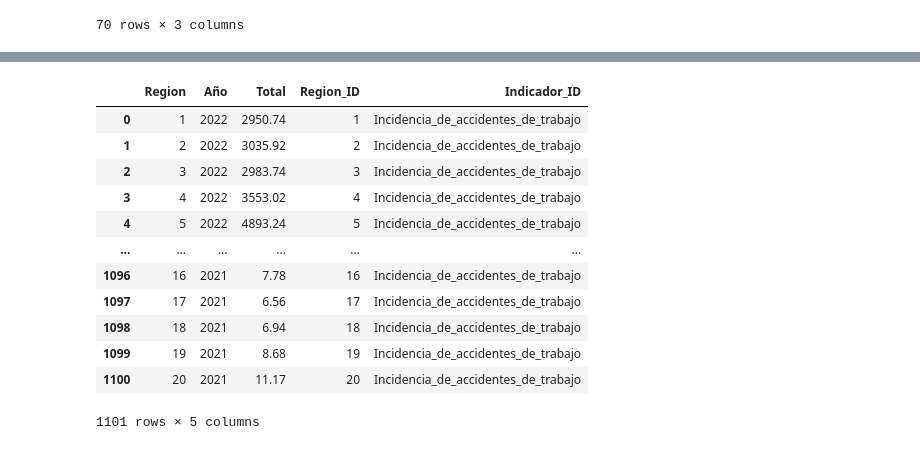
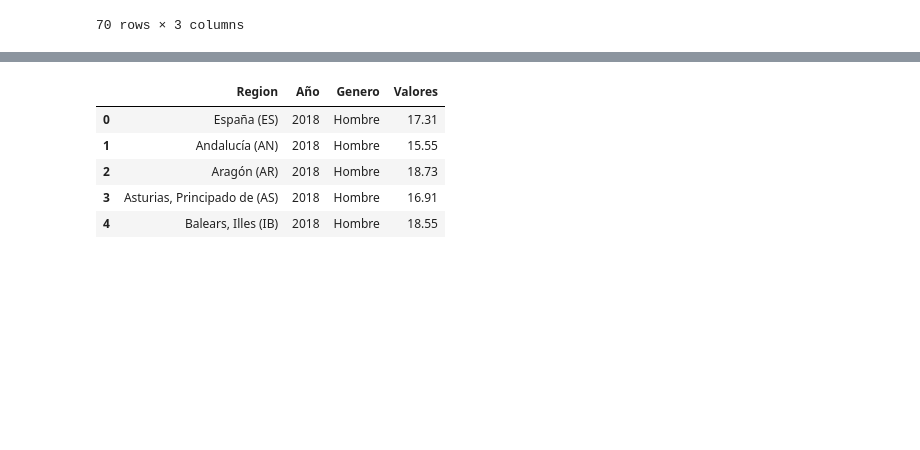
Before and after one commit to ClaraGallardo/Final-Proyect, a Jupyter notebook: notebook/1.Nueva creación de tablas.ipynb, the cells around one changed output, grey strips where cells are left out. Saved outputs shown, nothing was run; the diff lists cells and outputs as text; code cells hidden in the pictures; blank space fills up the shorter version.

```diff
--- a/notebook/1.Nueva creación de tablas.ipynb
+++ b/notebook/1.Nueva creación de tablas.ipynb
@@ -193,8 +221,14 @@ tabla = create_df(tabla)
 # %%
-df = tabla
-
-df_largo = df.melt(id_vars=['Region', 'Año'], value_vars=['Hombre', 'Mujer'], var_name='Genero', value_name='Valores')
+df_largo = tabla.melt(id_vars=['Region', 'Año'], value_vars=['Hombre', 'Mujer','Total'], var_name='Genero', value_name='Valores')
 
 # melt, coge Region y Año y los mantiene y Hombre y Mujer los 'derrite' para unificarlos con las columnas que mantenemos 💞
 
 # Ahora, tengo las columnas Region, Año,Género y valores Ok. Queda añadir Dato_ID,Indicador_ID y Region_ID
+df_largo.head()
+# %% [output]
+|  | Region | Año | Genero | Valores |
+| 0 | España (ES) | 2018 | Hombre | 17.31 |
+| 1 | Andalucía (AN) | 2018 | Hombre | 15.55 |
+| 2 | Aragón (AR) | 2018 | Hombre | 18.73 |
+| 3 | Asturias, Principado de (AS) | 2018 | Hombre | 16.91 |
+| 4 | Balears, Illes (IB) | 2018 | Hombre | 18.55 |
@@ -340,19 +328,3 @@ def process_excel_files_test(Source_folder, Destination_folder):
 df = process_excel_files_test('../data/raw', '../data/processed')
 # %%
 df = pd.read_csv('../data/processed/resultado_final.csv')
-
-df
-# %% [output]
-|  | Region | Año | Total | Region_ID | Indicador_ID |
-| 0 | 1 | 2022 | 2950.74 | 1 | Incidencia_de_accidentes_de_trabajo |
-| 1 | 2 | 2022 | 3035.92 | 2 | Incidencia_de_accidentes_de_trabajo |
-| 2 | 3 | 2022 | 2983.74 | 3 | Incidencia_de_accidentes_de_trabajo |
-| 3 | 4 | 2022 | 3553.02 | 4 | Incidencia_de_accidentes_de_trabajo |
-| 4 | 5 | 2022 | 4893.24 | 5 | Incidencia_de_accidentes_de_trabajo |
-| ... | ... | ... | ... | ... | ... |
-| 1096 | 16 | 2021 | 7.78 | 16 | Incidencia_de_accidentes_de_trabajo |
-| 1097 | 17 | 2021 | 6.56 | 17 | Incidencia_de_accidentes_de_trabajo |
-| 1098 | 18 | 2021 | 6.94 | 18 | Incidencia_de_accidentes_de_trabajo |
-| 1099 | 19 | 2021 | 8.68 | 19 | Incidencia_de_accidentes_de_trabajo |
-| 1100 | 20 | 2021 | 11.17 | 20 | Incidencia_de_accidentes_de_trabajo |
-1101 rows × 5 columns
```
Also changed, not shown: parts of 10 cells of this notebook, 1 other file.
